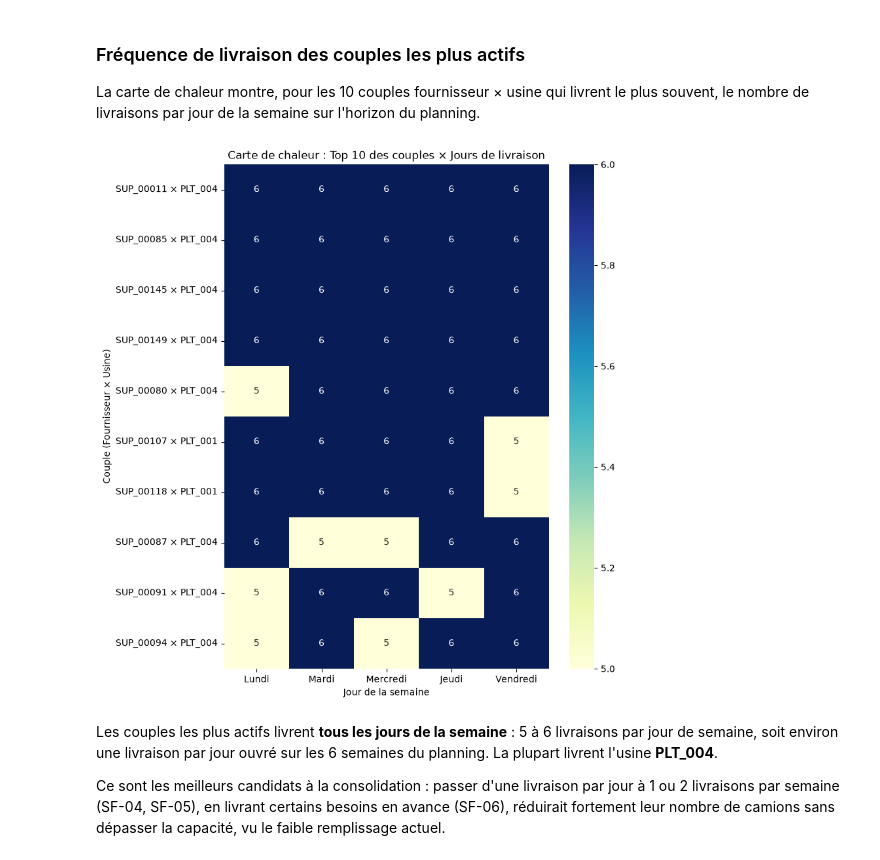
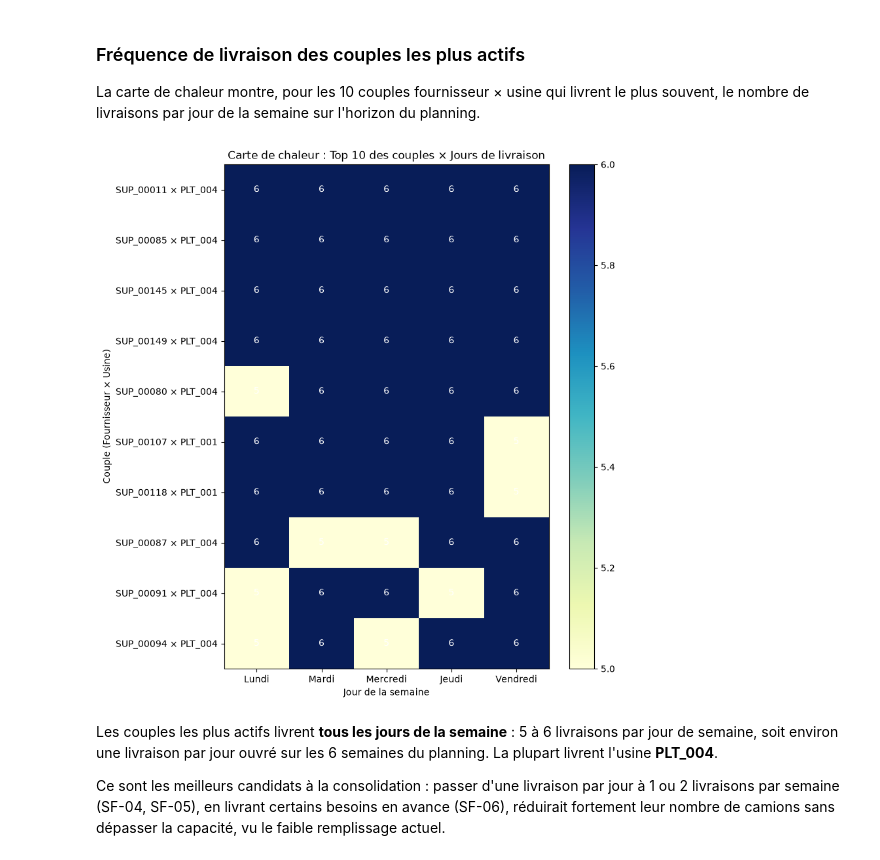
Before and after one commit to TheKingL/fast-n-fourgon, a Jupyter notebook: data_analysis/milestone2.ipynb, the cells around one changed output. Cells and saved outputs as stored; diff of their text form; code cells hidden in the pictures.

```diff
--- a/data_analysis/milestone2.ipynb
+++ b/data_analysis/milestone2.ipynb
@@ -155,30 +162,42 @@ Les livraisons n'ont lieu qu'en semaine. La charge est assez équilibrée, avec
 
 La carte de chaleur montre, pour les 10 couples fournisseur × usine qui livrent le plus souvent, le nombre de livraisons par jour de la semaine sur l'horizon du planning.
 # %%
-import seaborn as sns
-
 # extraction des livraisons uniques et on définit le couple et le jour
 df_livr = livraisons.drop_duplicates(['date', 'supplier_id', 'plant']).copy()
 df_livr['couple'] = df_livr['supplier_id'] + " × " + df_livr['plant']
 jours_fr = {0: 'Lundi', 1: 'Mardi', 2: 'Mercredi', 3: 'Jeudi', 4: 'Vendredi'}
 df_livr['jour'] = pd.to_datetime(df_livr['date']).dt.day_of_week.map(jours_fr)
 
 # nombre de passages pour chaque couple selon le jour
 jours = ['Lundi', 'Mardi', 'Mercredi', 'Jeudi', 'Vendredi']
 table = pd.crosstab(df_livr['couple'], df_livr['jour'])[jours]
 
 # top 10
 top_10 = table.sum(axis=1).nlargest(10).index
+heat = table.loc[top_10]
 
-# 4. Affichage de la carte de chaleur
-plt.figure(figsize=(8, 10))
-sns.heatmap(table.loc[top_10], cmap="YlGnBu", annot=True, fmt="d", cbar=True)
-plt.title("Carte de chaleur : Top 10 des couples × Jours de livraison")
-plt.xlabel("Jour de la semaine")
-plt.ylabel("Couple (Fournisseur × Usine)")
+# carte de chaleur avec matplotlib seul
+fig, ax = plt.subplots(figsize=(8, 10))
+im = ax.imshow(heat.values, cmap="YlGnBu", aspect="auto")
+fig.colorbar(im, ax=ax)
+
+ax.set_xticks(range(len(heat.columns)), heat.columns)
+ax.set_yticks(range(len(heat.index)), heat.index)
+
+# valeur écrite dans chaque case (en blanc sur les cases foncées)
+seuil = heat.values.max() / 2
+for i in range(heat.shape[0]):
+    for j in range(heat.shape[1]):
+        valeur = heat.values[i, j]
+        ax.text(j, i, valeur, ha="center", va="center",
+                color="white" if valeur > seuil else "black")
+
+ax.set_title("Carte de chaleur : Top 10 des couples × Jours de livraison")
+ax.set_xlabel("Jour de la semaine")
+ax.set_ylabel("Couple (Fournisseur × Usine)")
 plt.show()
 # %% [output]
-[figure, old version]
+[figure, new version]
 # %% [markdown]
 Les couples les plus actifs livrent **tous les jours de la semaine** : 5 à 6 livraisons par jour de semaine, soit environ une livraison par jour ouvré sur les 6 semaines du planning. La plupart livrent l'usine **PLT_004**.
 
```
Also changed, not shown: parts of 3 cells of this notebook.
